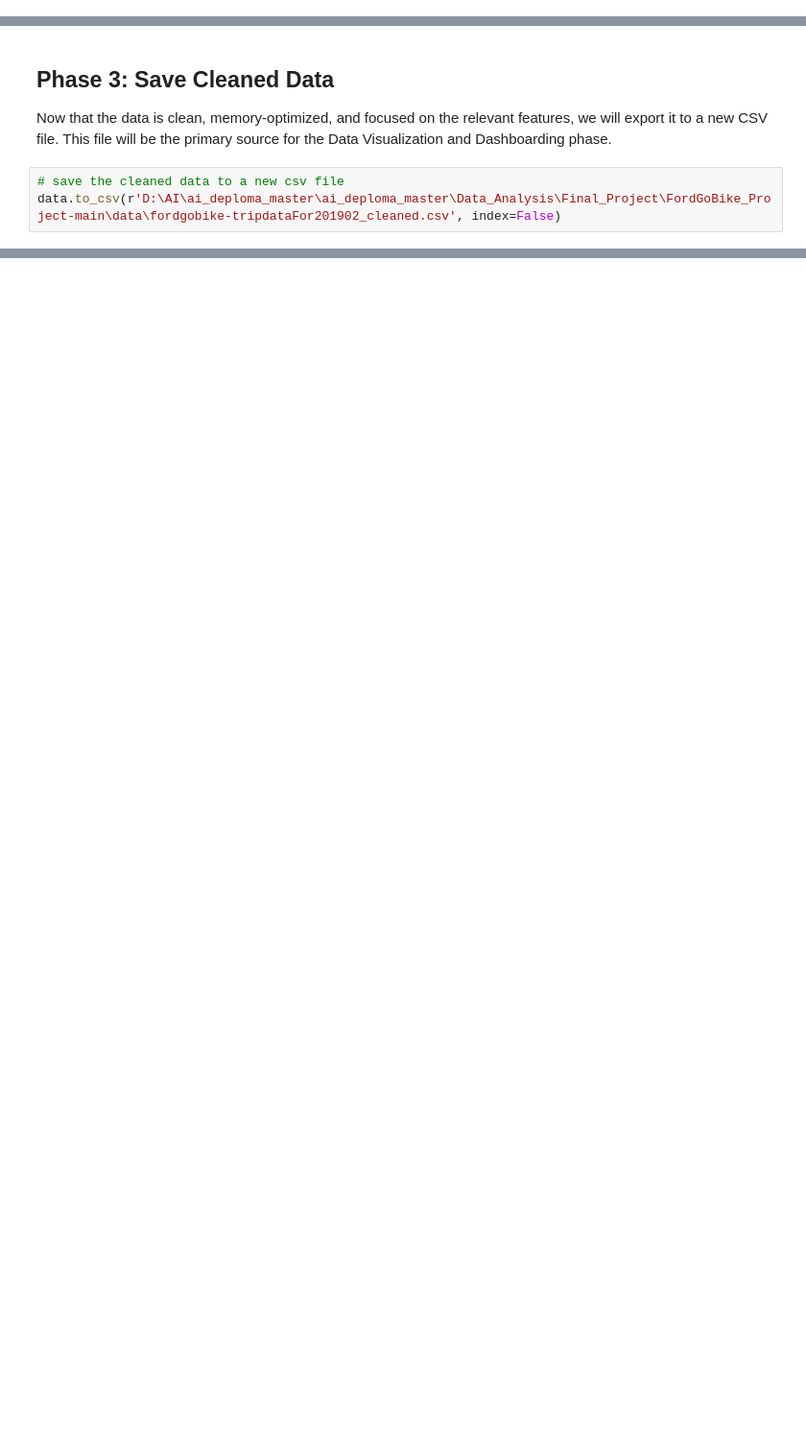
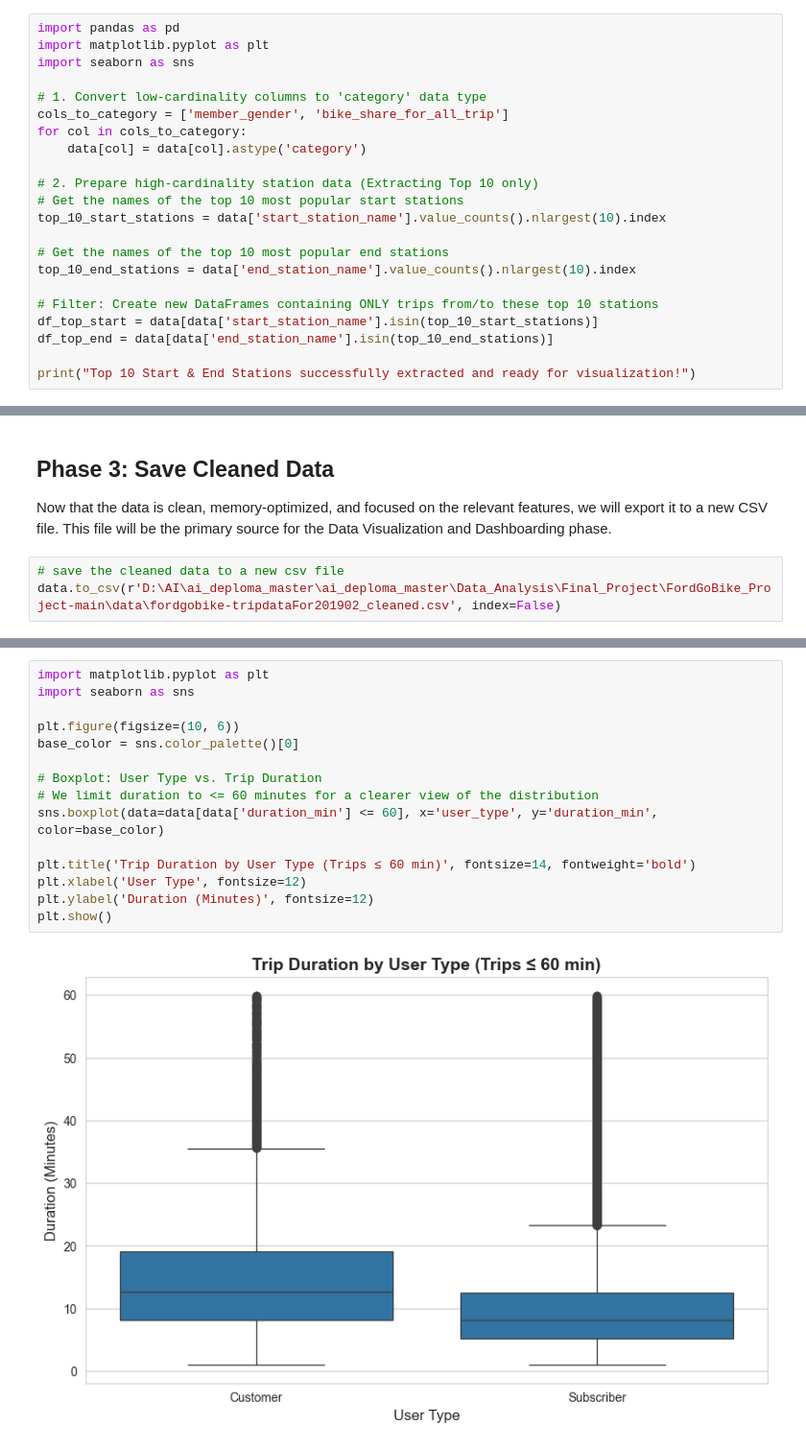
Before and after one commit to salahkhafaga1/ai_deploma_master, a Jupyter notebook: Data_Analysis/Final_Project/FordGoBike_Project-main/notebooks/eda_preprocessing.ipynb, the cells around one changed output, grey strips where cells are left out. Shown at 96% size. Cells and saved outputs as stored; diff of their text form; blank space fills up the shorter version.

```diff
--- a/Data_Analysis/Final_Project/FordGoBike_Project-main/notebooks/eda_preprocessing.ipynb
+++ b/Data_Analysis/Final_Project/FordGoBike_Project-main/notebooks/eda_preprocessing.ipynb
@@ -222,0 +267,22 @@ for col in cols_to_category:
+# %%
+import pandas as pd
+import matplotlib.pyplot as plt
+import seaborn as sns
+
+# 1. Convert low-cardinality columns to 'category' data type
+cols_to_category = ['member_gender', 'bike_share_for_all_trip']
+for col in cols_to_category:
+    data[col] = data[col].astype('category')
+
+# 2. Prepare high-cardinality station data (Extracting Top 10 only)
+# Get the names of the top 10 most popular start stations
+top_10_start_stations = data['start_station_name'].value_counts().nlargest(10).index
+
+# Get the names of the top 10 most popular end stations
+top_10_end_stations = data['end_station_name'].value_counts().nlargest(10).index
+
+# Filter: Create new DataFrames containing ONLY trips from/to these top 10 stations
+df_top_start = data[data['start_station_name'].isin(top_10_start_stations)]
+df_top_end = data[data['end_station_name'].isin(top_10_end_stations)]
+
+print("Top 10 Start & End Stations successfully extracted and ready for visualization!")
@@ -228,0 +395,17 @@ data.to_csv(r'D:\AI\ai_deploma_master\ai_deploma_master\Data_Analysis\Final_Proj
+# %%
+import matplotlib.pyplot as plt
+import seaborn as sns
+
+plt.figure(figsize=(10, 6))
+base_color = sns.color_palette()[0]
+
+# Boxplot: User Type vs. Trip Duration
+# We limit duration to <= 60 minutes for a clearer view of the distribution
+sns.boxplot(data=data[data['duration_min'] <= 60], x='user_type', y='duration_min', color=base_color)
+
+plt.title('Trip Duration by User Type (Trips ≤ 60 min)', fontsize=14, fontweight='bold')
+plt.xlabel('User Type', fontsize=12)
+plt.ylabel('Duration (Minutes)', fontsize=12)
+plt.show()
+# %% [output]
+[figure, added]
```
Also changed, not shown: parts of 17 cells of this notebook, 1 other file.
